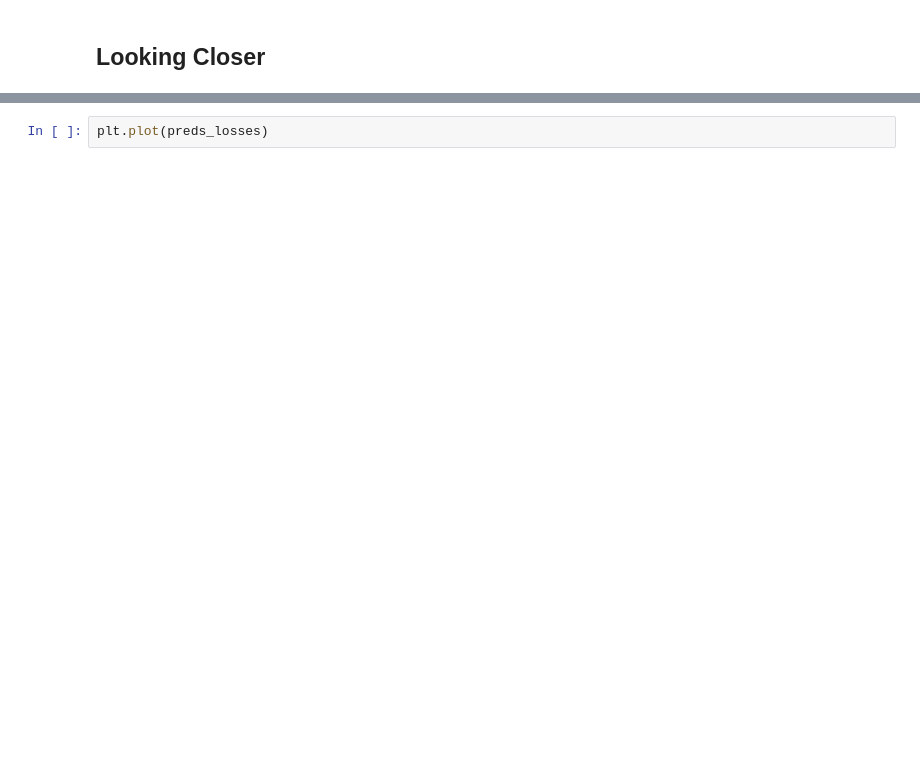
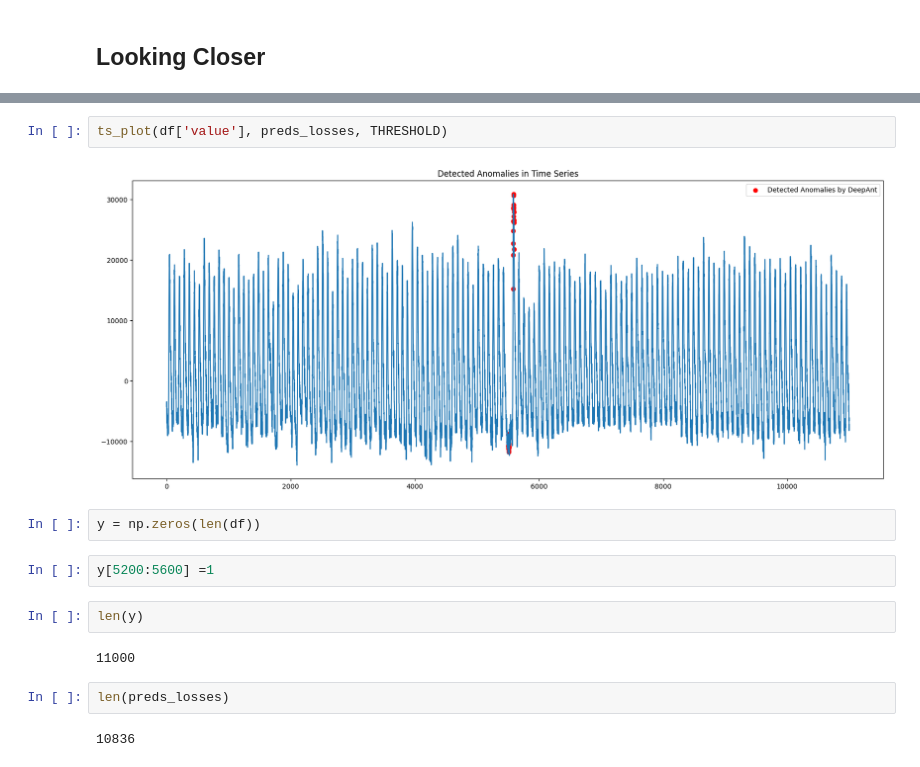
Before and after one commit to okano700/DeepAnt, a Jupyter notebook: DeepAnt-Copy1.ipynb, the cells around one changed output, grey strips where cells are left out. Drawn from its saved outputs; the diff is of its cells as text; blank space fills up the shorter version.

```diff
--- a/DeepAnt-Copy1.ipynb
+++ b/DeepAnt-Copy1.ipynb
@@ -216,4 +242,18 @@ ts_plot(df, preds_losses, THRESHOLD)
-# %%
-plt.plot(preds_losses)
+# %%
+ts_plot(df['value'], preds_losses, THRESHOLD)
+# %% [output]
+[figure, added]
+# %%
+y = np.zeros(len(df))
+# %%
+y[5200:5600] =1
+# %%
+len(y)
+# %% [output]
+11000
+# %%
+len(preds_losses)
+# %% [output]
+10836
 # %%
 preds_losses
```
Also changed, not shown: parts of 17 cells of this notebook, 2 other files.
